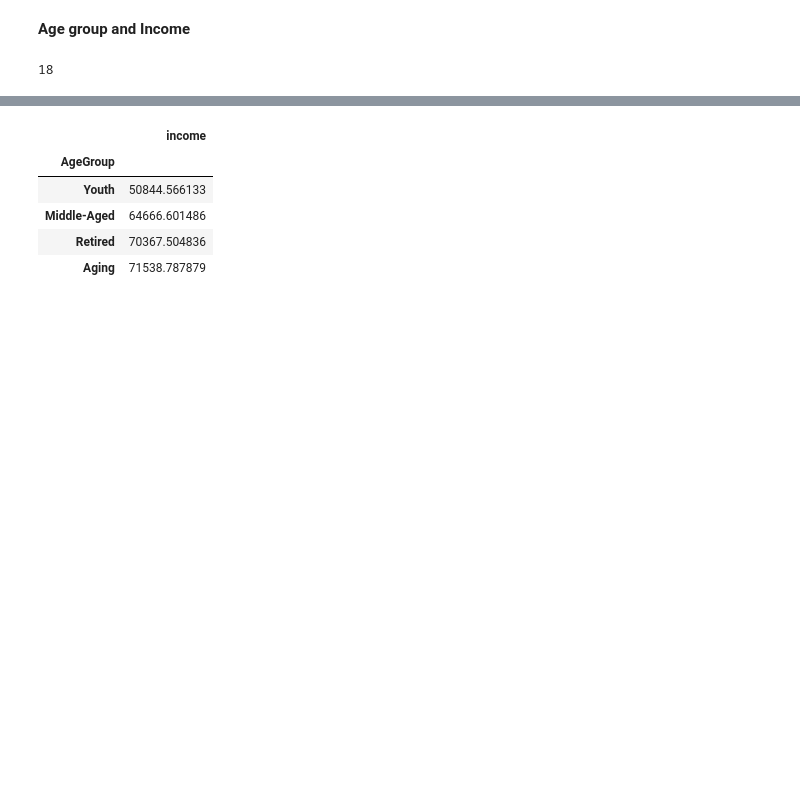
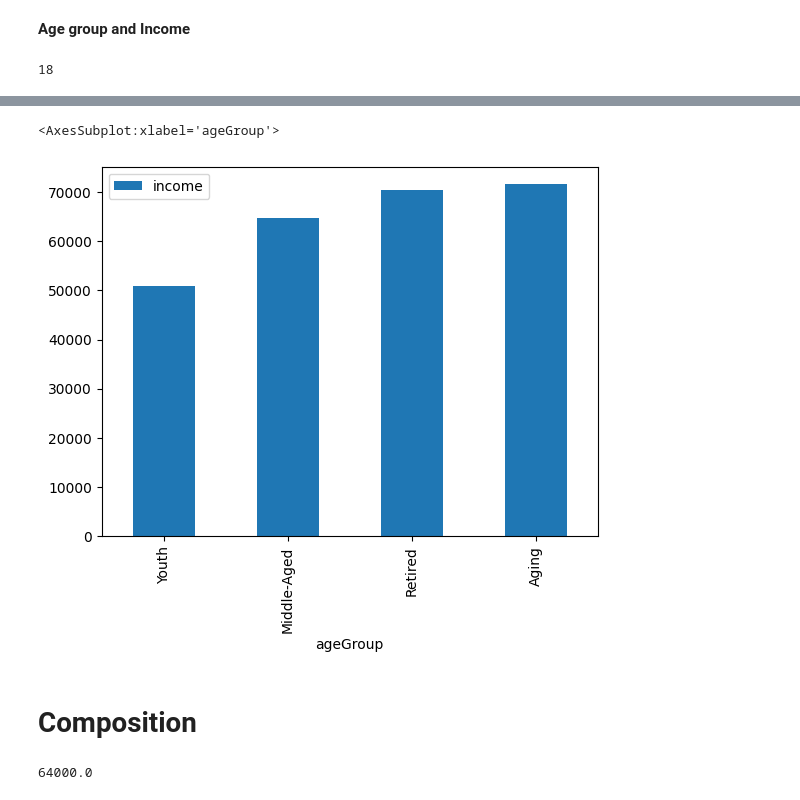
Before and after one commit to Bestine/Starbucks-Customer-Segmentations, a Jupyter notebook: dashboard_2 - profile.ipynb, the cells around one changed output, grey strips where cells are left out. Cells and saved outputs as stored; diff of their text form; code cells hidden in the pictures; blank space fills up the shorter version.

```diff
--- a/dashboard_2 - profile.ipynb
+++ b/dashboard_2 - profile.ipynb
@@ -52,11 +54,14 @@ df2.head()
 | 3 | M | 65 | 389bc3fa690240e798340f5a15918d5c | 53000.0 | Retired |
 | 4 | M | 58 | 2eeac8d8feae4a8cad5a6af0499a211d | 51000.0 | Retired |
 # %%
-df2[["AgeGroup", "income"]].groupby("AgeGroup").mean()
+df2[["ageGroup", "income"]].groupby("ageGroup").mean().plot(kind="bar")
 # %% [output]
-|  | income |
-| AgeGroup |  |
-| Youth | 50844.566133 |
-| Middle-Aged | 64666.601486 |
-| Retired | 70367.504836 |
-| Aging | 71538.787879 |
+<AxesSubplot:xlabel='ageGroup'>
+[figure, added]
+# %% [markdown]
+# Composition
+# %%
+# Create new variable. New Income group
+df2["income"].median()
+# %% [output]
+64000.0
```
Also changed, not shown: parts of 6 cells of this notebook, 1 other file.
